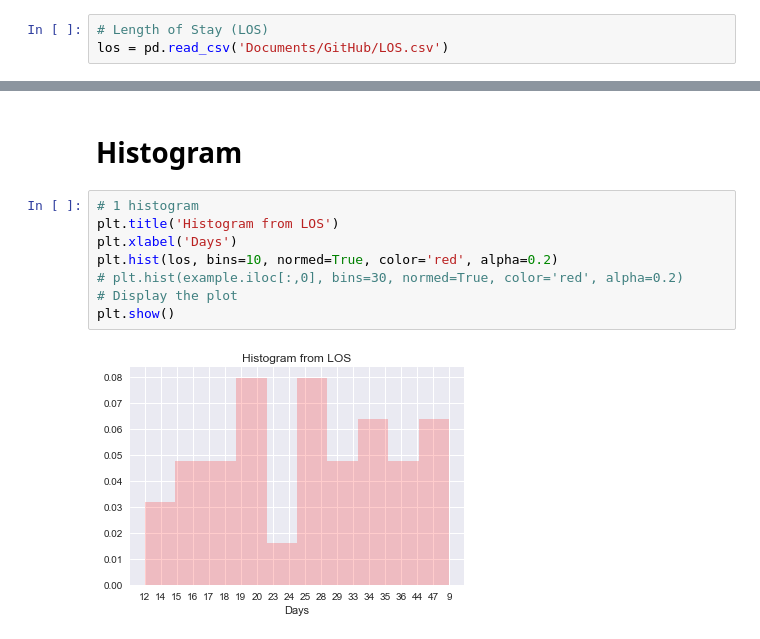
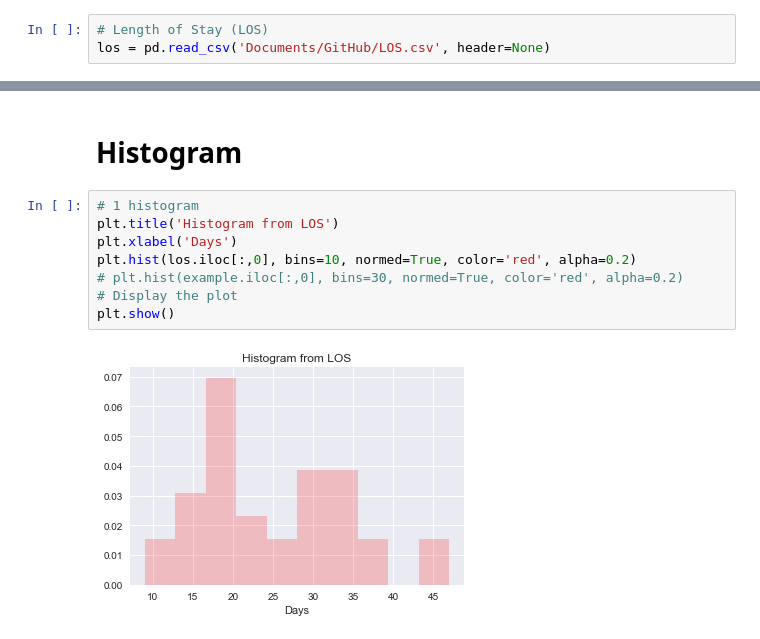
Before and after one commit to kamshee/activity-recognition-process, a Jupyter notebook: lengthofstay.ipynb, the cells around one changed output, grey strips where cells are left out. Saved outputs shown, nothing was run; the diff lists cells and outputs as text.

Commit message:
updated graphs with bins 10

```diff
--- a/lengthofstay.ipynb
+++ b/lengthofstay.ipynb
@@ -15,7 +15,7 @@ import copy
 # Real Data
 # %%
 # Length of Stay (LOS)
-los = pd.read_csv('Documents/GitHub/LOS.csv')
+los = pd.read_csv('Documents/GitHub/LOS.csv', header=None)
 # %%
 len(los)
 # %% [output]
@@ -62,10 +70,10 @@ plt.show()
 # %%
 # 1 histogram
 plt.title('Histogram from LOS')
 plt.xlabel('Days')
-plt.hist(los, bins=10, normed=True, color='red', alpha=0.2)
+plt.hist(los.iloc[:,0], bins=10, normed=True, color='red', alpha=0.2)
 # plt.hist(example.iloc[:,0], bins=30, normed=True, color='red', alpha=0.2)
 # Display the plot
 plt.show()
 # %% [output]
-[figure, old version]
+[figure, new version]
```
Also changed, not shown: parts of 7 cells of this notebook, 1 other file.
